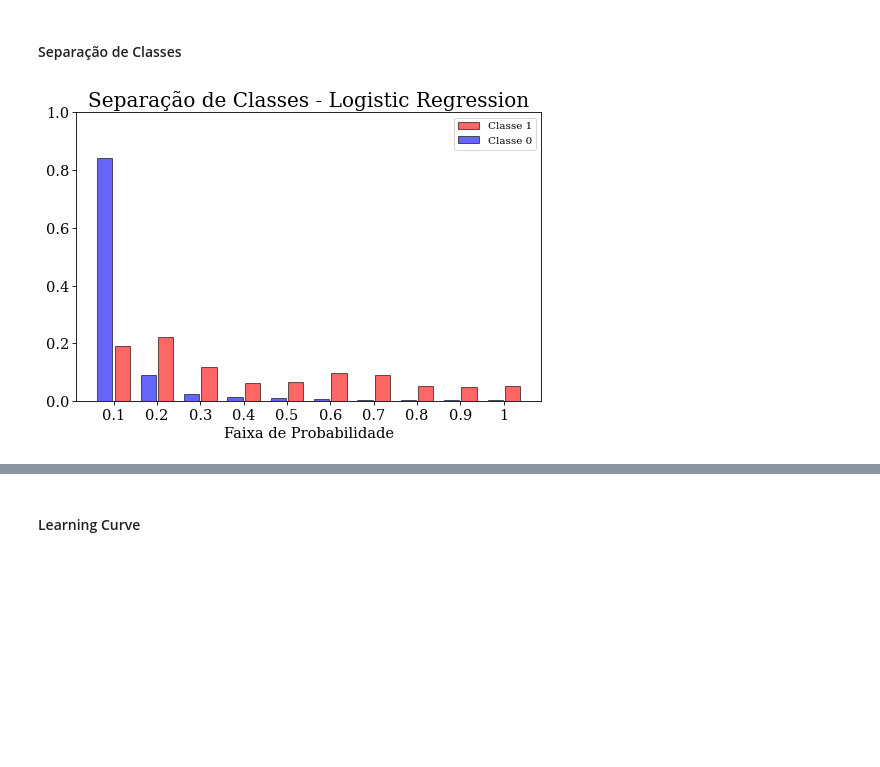
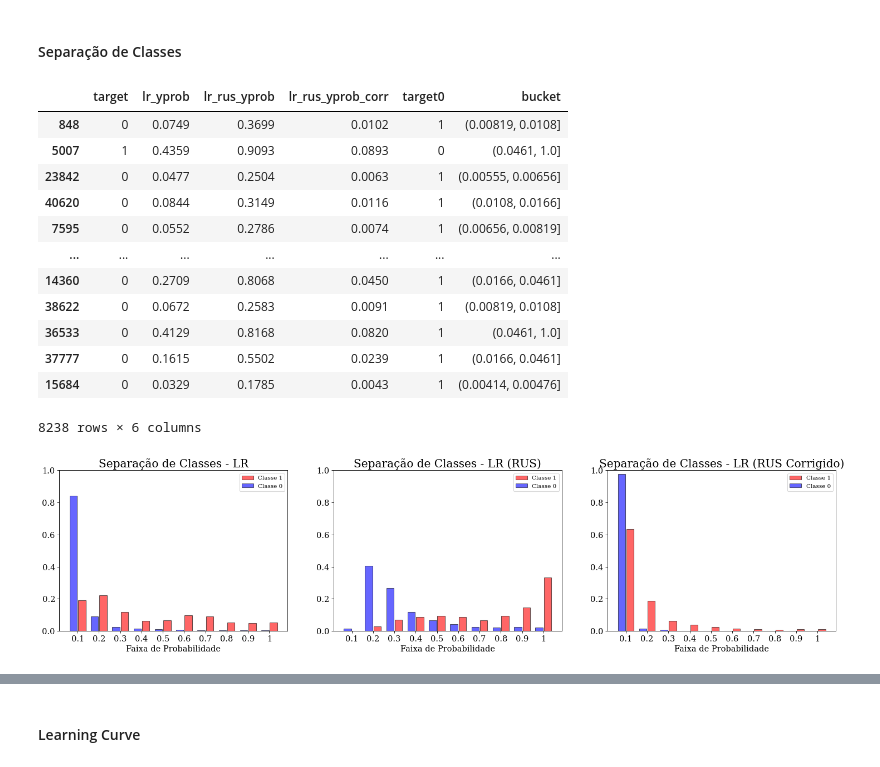
Before and after one commit to colantuono/data-science-python, a Jupyter notebook: classification/BinClass_Modelling_Eval.ipynb, the cells around one changed output, grey strips where cells are left out. Saved outputs shown, nothing was run; the diff lists cells and outputs as text; code cells hidden in the pictures; blank space fills up the shorter version.

```diff
--- a/classification/BinClass_Modelling_Eval.ipynb
+++ b/classification/BinClass_Modelling_Eval.ipynb
@@ -799,5 +845,5 @@ print(f'Numero de Permutação dos hiperparametros: {len(pg):.0f}')
 # %% [output]
 Numero de Permutação dos hiperparametros: 98
 # %%
-lrcv.fit(X_train, y_train)
+lrcv.fit(X_train_RUS, y_train_RUS)
 # %% [output]
@@ -821,7 +867,7 @@ print(dict_str)
 # %%
 lrRusModel = LogisticRegression(**lrcv.best_params_, n_jobs=4)
 
-lrRusModel.fit(X_train, y_train)
+lrRusModel.fit(X_train_RUS, y_train_RUS)
 # %% [output]
 LogisticRegression(l1_ratio=0.02, max_iter=500, n_jobs=4, penalty='elasticnet',
                    random_state=123, solver='saga', tol=0.001)
@@ -911,4 +943,6 @@ dflr_rus_feature_importance.head(7)
 ### Model Evaluation
 # %%
 lr_rus_yhat, lr_rus_yprob, lr_rus_rocauc, lr_rus_aucpr = model_eval(lrRusModel, X_test, y_test)
+
+df_clf['lr_rus_yprob'] = lr_rus_yprob[:,1]
 # %% [output]
@@ -931,0 +968,8 @@ figura = plot_curva_pr(lr_rus_precision, lr_rus_recall, lr_rus_aucpr, 'Logistic
+# %%
+beta = y_train_RUS[y_train_RUS==0].shape[0]/y_train[y_train==0].shape[0]
+print(f'lambda = N1/N0 = {beta}')
+# N0 - numero de elementos da classe majoritaria
+# N1 - numero de elementos de downsampling classe majoritaria
+
+lrRUS_yprob_corr = beta*df_clf['lr_yprob'] / (df_clf['lr_yprob'] * beta - df_clf['lr_yprob']+1)
+df_clf['lr_rus_yprob_corr'] = lrRUS_yprob_corr
@@ -942,12 +1002,28 @@ p-valor: 0.0000
 # %% [markdown]
 #### Separação de Classes
+# %%
+df_clf
+# %% [output]
+|  | target | lr_yprob | lr_rus_yprob | lr_rus_yprob_corr | target0 | bucket |
+| 848 | 0 | 0.0749 | 0.3699 | 0.0102 | 1 | (0.00819, 0.0108] |
+| 5007 | 1 | 0.4359 | 0.9093 | 0.0893 | 0 | (0.0461, 1.0] |
+| 23842 | 0 | 0.0477 | 0.2504 | 0.0063 | 1 | (0.00555, 0.00656] |
+| 40620 | 0 | 0.0844 | 0.3149 | 0.0116 | 1 | (0.0108, 0.0166] |
+| 7595 | 0 | 0.0552 | 0.2786 | 0.0074 | 1 | (0.00656, 0.00819] |
+| ... | ... | ... | ... | ... | ... | ... |
+| 14360 | 0 | 0.2709 | 0.8068 | 0.0450 | 1 | (0.0166, 0.0461] |
+| 38622 | 0 | 0.0672 | 0.2583 | 0.0091 | 1 | (0.00819, 0.0108] |
+| 36533 | 0 | 0.4129 | 0.8168 | 0.0820 | 1 | (0.0461, 1.0] |
+| 37777 | 0 | 0.1615 | 0.5502 | 0.0239 | 1 | (0.0166, 0.0461] |
+| 15684 | 0 | 0.0329 | 0.1785 | 0.0043 | 1 | (0.00414, 0.00476] |
+8238 rows × 6 columns
 # %%
-figura, classe0, classe1 = plot_separacao_classes(dataset=df_clf_baseline,
-                                                 colunas=['lr_rus_yprob'],
-                                                 titulos=['Logistic Regression (RUS)'],
+figura, classe0, classe1 = plot_separacao_classes(dataset=df_clf,
+                                                 colunas=['lr_yprob', 'lr_rus_yprob', 'lr_rus_yprob_corr'],
+                                                 titulos=['LR', 'LR (RUS)',  'LR (RUS Corrigido)'],
                                                  modelo=modelo)
 # %% [output]
-[figure, old version]
+[figure, new version]
 # %%
 df_metrics = pracc_metrics(y_test, lr_rus_yprob)
 
```
Also changed, not shown: parts of 46 cells of this notebook, 1 other file.
